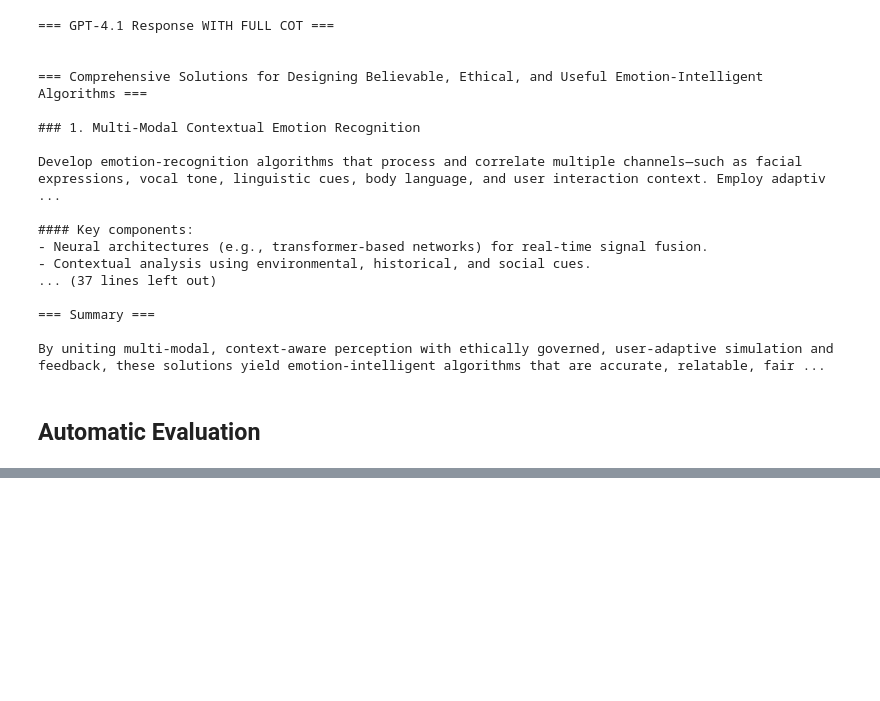
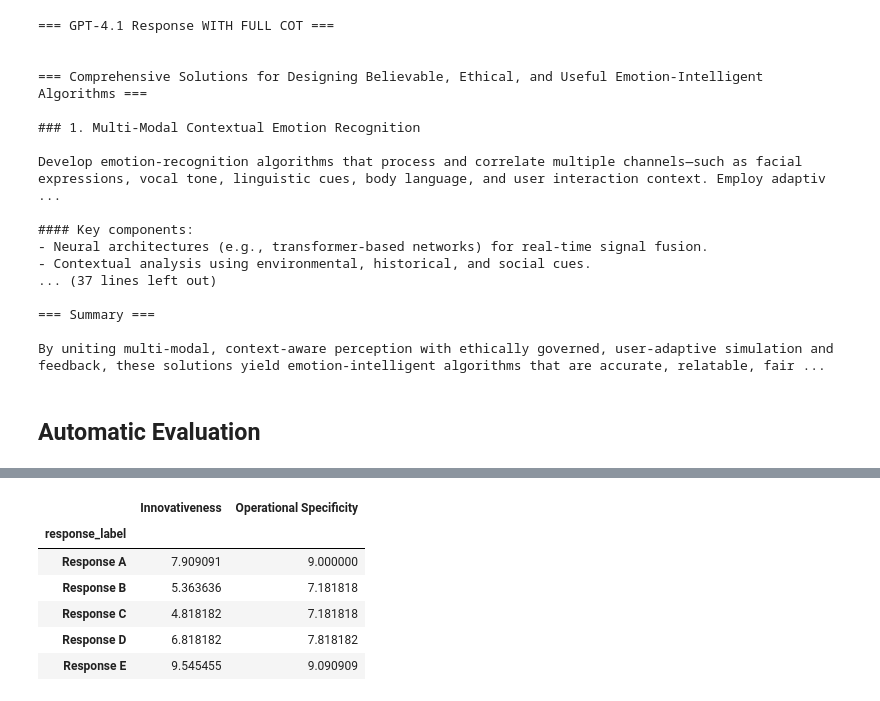
Before and after one commit to Applejuize/Analogical-LLM, a Jupyter notebook: Prototype_Workflow.ipynb, the cells around one changed output, grey strips where cells are left out. Cells and saved outputs as stored; diff of their text form; code cells hidden in the pictures; blank space fills up the shorter version.

```diff
--- a/Prototype_Workflow.ipynb
+++ b/Prototype_Workflow.ipynb
@@ -1320,0 +1354,12 @@ df_eval_results = evaluate_multiple_questions(questions_list, responses)
+# %%
+df_eval_mean = find_mean(df_eval_results)
+# %%
+df_eval_mean
+# %% [output]
+|  | Innovativeness | Operational Specificity |
+| response_label |  |  |
+| Response A | 7.909091 | 9.000000 |
+| Response B | 5.363636 | 7.181818 |
+| Response C | 4.818182 | 7.181818 |
+| Response D | 6.818182 | 7.818182 |
+| Response E | 9.545455 | 9.090909 |
```
Also changed, not shown: parts of 16 cells of this notebook.
